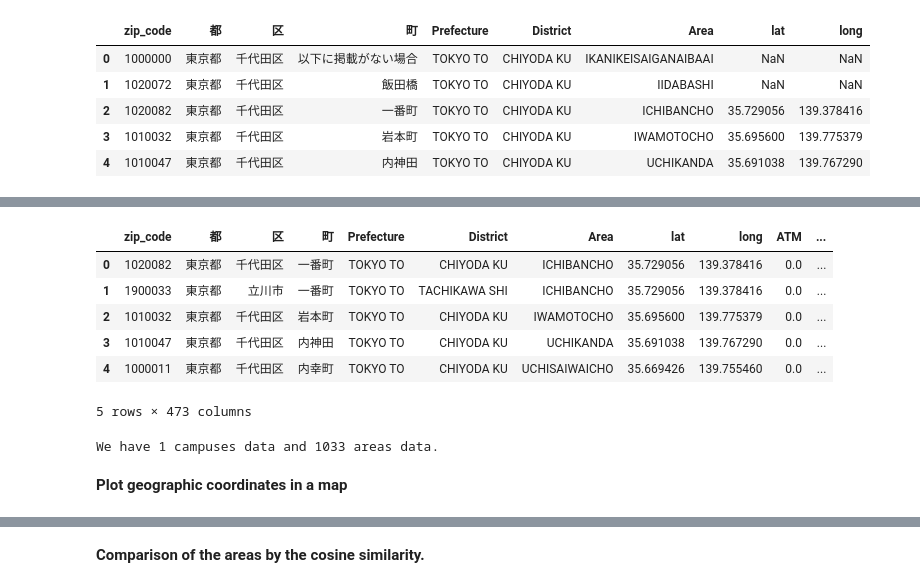
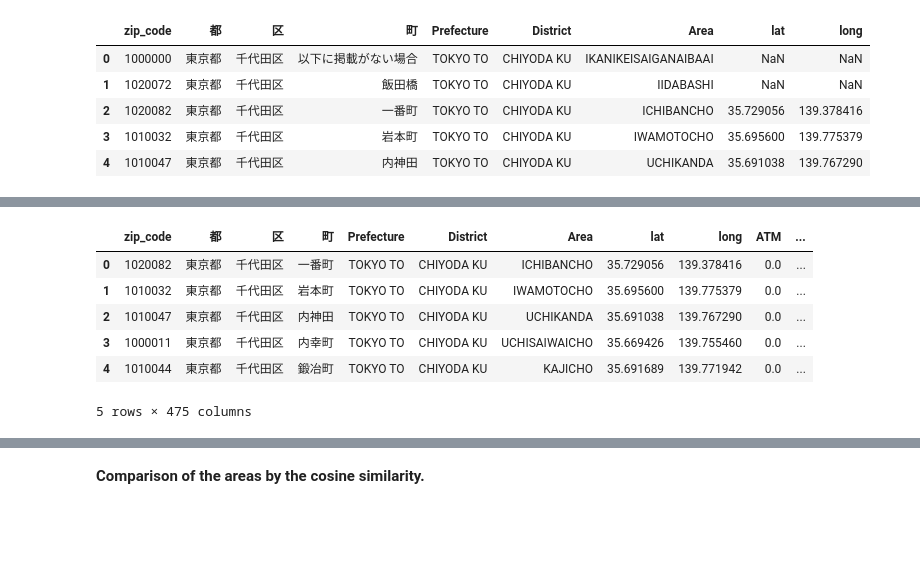
Before and after one commit to HIKARU8150/Coursera_Capstone, a Jupyter notebook: Project/find_new_campus.ipynb, the cells around one changed output, grey strips where cells are left out. Saved outputs shown, nothing was run; the diff lists cells and outputs as text; code cells hidden in the pictures; blank space fills up the shorter version.

```diff
--- a/Project/find_new_campus.ipynb
+++ b/Project/find_new_campus.ipynb
@@ -67,26 +48,13 @@ Tokyo_grouped.head()
 # %%
 # merge the data
-zip_neighbor = tokyo_zip.merge(Tokyo_grouped, on = "Area")
+zip_neighbor = tokyo_zip.merge(Tokyo_grouped, on = "zip_code")
 zip_neighbor.dropna(inplace = True)
+zip_neighbor.head()
+# %% [output]
+|  | zip_code | 都 | 区 | 町 | Prefecture | District | Area | lat | long | ATM | ... |
+| 0 | 1020082 | 東京都 | 千代田区 | 一番町 | TOKYO TO | CHIYODA KU | ICHIBANCHO | 35.729056 | 139.378416 | 0.0 | ... |
+| 1 | 1010032 | 東京都 | 千代田区 | 岩本町 | TOKYO TO | CHIYODA KU | IWAMOTOCHO | 35.695600 | 139.775379 | 0.0 | ... |
+| 2 | 1010047 | 東京都 | 千代田区 | 内神田 | TOKYO TO | CHIYODA KU | UCHIKANDA | 35.691038 | 139.767290 | 0.0 | ... |
+| 3 | 1000011 | 東京都 | 千代田区 | 内幸町 | TOKYO TO | CHIYODA KU | UCHISAIWAICHO | 35.669426 | 139.755460 | 0.0 | ... |
+| 4 | 1010044 | 東京都 | 千代田区 | 鍛冶町 | TOKYO TO | CHIYODA KU | KAJICHO | 35.691689 | 139.771942 | 0.0 | ... |
+5 rows × 475 columns
-# %%
-zip_neighbor.head()
-# %% [output]
-|  | zip_code | 都 | 区 | 町 | Prefecture | District | Area | lat | long | ATM | ... |
-| 0 | 1020082 | 東京都 | 千代田区 | 一番町 | TOKYO TO | CHIYODA KU | ICHIBANCHO | 35.729056 | 139.378416 | 0.0 | ... |
-| 1 | 1900033 | 東京都 | 立川市 | 一番町 | TOKYO TO | TACHIKAWA SHI | ICHIBANCHO | 35.729056 | 139.378416 | 0.0 | ... |
-| 2 | 1010032 | 東京都 | 千代田区 | 岩本町 | TOKYO TO | CHIYODA KU | IWAMOTOCHO | 35.695600 | 139.775379 | 0.0 | ... |
-| 3 | 1010047 | 東京都 | 千代田区 | 内神田 | TOKYO TO | CHIYODA KU | UCHIKANDA | 35.691038 | 139.767290 | 0.0 | ... |
-| 4 | 1000011 | 東京都 | 千代田区 | 内幸町 | TOKYO TO | CHIYODA KU | UCHISAIWAICHO | 35.669426 | 139.755460 | 0.0 | ... |
-5 rows × 473 columns
-# %%
-# separate the data into campus in Shibuya data and the others
-shibuya_campus_zip = "1500002"
-
-campus_zip_shibuya = zip_neighbor.query('zip_code == {}'.format(shibuya_campus_zip))
-zip_neighbor = zip_neighbor.query('zip_code != {}'.format(shibuya_campus_zip))
-
-print("We have {} campuses data and {} areas data.".format(campus_zip_neighbor.shape[0], zip_neighbor.shape[0]))
-# %% [output]
-We have 1 campuses data and 1033 areas data.
-# %% [markdown]
-<b>Plot geographic coordinates in a map</b>
```
Also changed, not shown: parts of 21 cells of this notebook, 4 other files.
